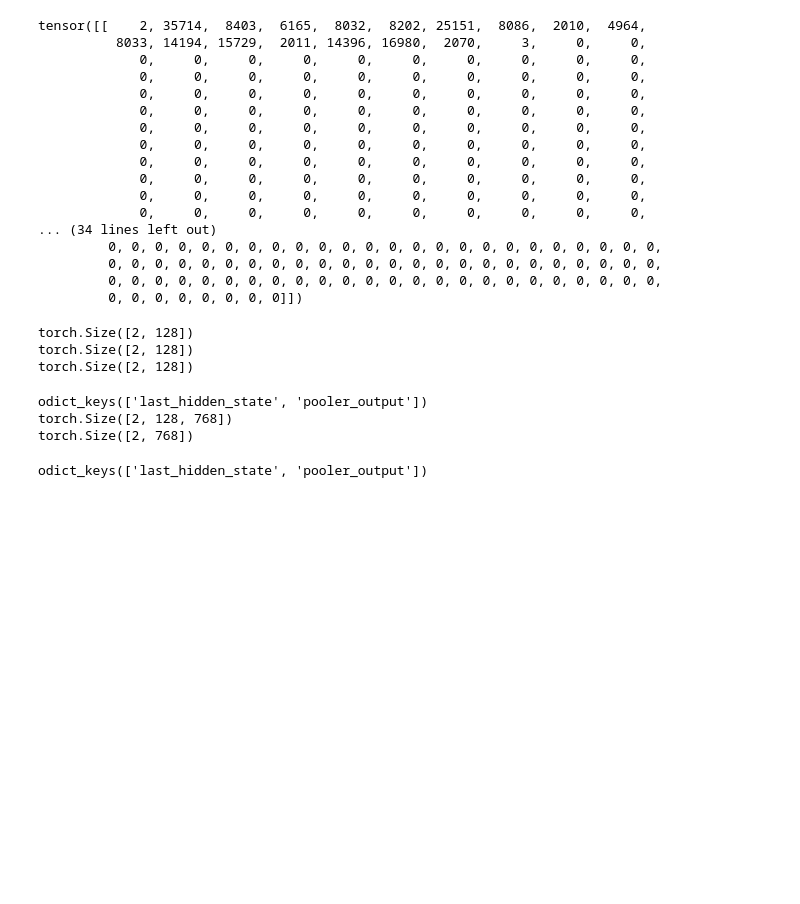
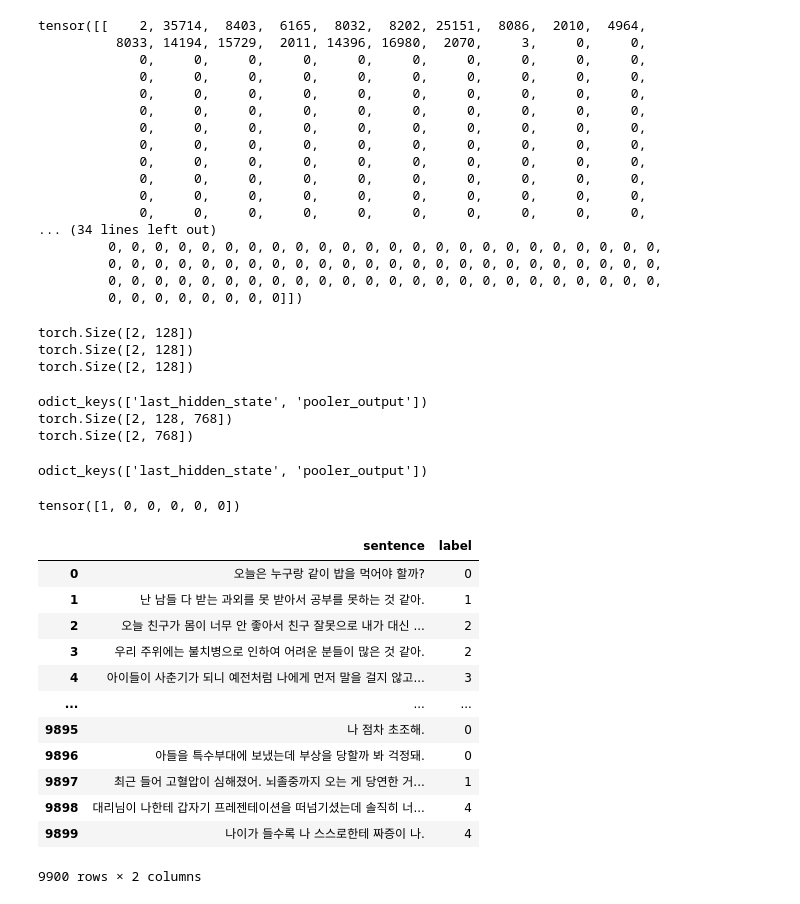
Before and after one commit to JoSangYeon/Emotion_Classifier_Project, a Jupyter notebook: TEMP.ipynb, the cells around one changed output. Cells and saved outputs as stored; diff of their text form; code cells hidden in the pictures; blank space fills up the shorter version.

```diff
--- a/TEMP.ipynb
+++ b/TEMP.ipynb
@@ -191,3 +191,7 @@ output = model_bert(**input_data)
 print(output.keys())
 # %% [output]
 odict_keys(['last_hidden_state', 'pooler_output'])
+# %%
+torch.nn.functional.one_hot(torch.tensor(0), num_classes=6).float()
+# %% [output]
+tensor([1, 0, 0, 0, 0, 0])
@@ -193,0 +252,5 @@ odict_keys(['last_hidden_state', 'pooler_output'])
+# %%
+def label2int(data, label_tags):
+    for i in range(len(data)):
+        data.iloc[i,1] = label_tags.index(data.iloc[i, 1])
+    return data
@@ -193,0 +266,19 @@ odict_keys(['last_hidden_state', 'pooler_output'])
+# %%
+train_data = label2int(train_data, label_tags)
+test_data = label2int(test_data, label_tags)
+# %%
+train_data
+# %% [output]
+|  | sentence | label |
+| 0 | 오늘은 누구랑 같이 밥을 먹어야 할까? | 0 |
+| 1 | 난 남들 다 받는 과외를 못 받아서 공부를 못하는 것 같아. | 1 |
+| 2 | 오늘 친구가 몸이 너무 안 좋아서 친구 잘못으로 내가 대신 ... | 2 |
+| 3 | 우리 주위에는 불치병으로 인하여 어려운 분들이 많은 것 같아. | 2 |
+| 4 | 아이들이 사춘기가 되니 예전처럼 나에게 먼저 말을 걸지 않고... | 3 |
+| ... | ... | ... |
+| 9895 | 나 점차 초조해. | 0 |
+| 9896 | 아들을 특수부대에 보냈는데 부상을 당할까 봐 걱정돼. | 0 |
+| 9897 | 최근 들어 고혈압이 심해졌어. 뇌졸중까지 오는 게 당연한 거... | 1 |
+| 9898 | 대리님이 나한테 갑자기 프레젠테이션을 떠넘기셨는데 솔직히 너... | 4 |
+| 9899 | 나이가 들수록 나 스스로한테 짜증이 나. | 4 |
+9900 rows × 2 columns
```
Also changed, not shown: parts of 22 cells of this notebook, 4 other files.
